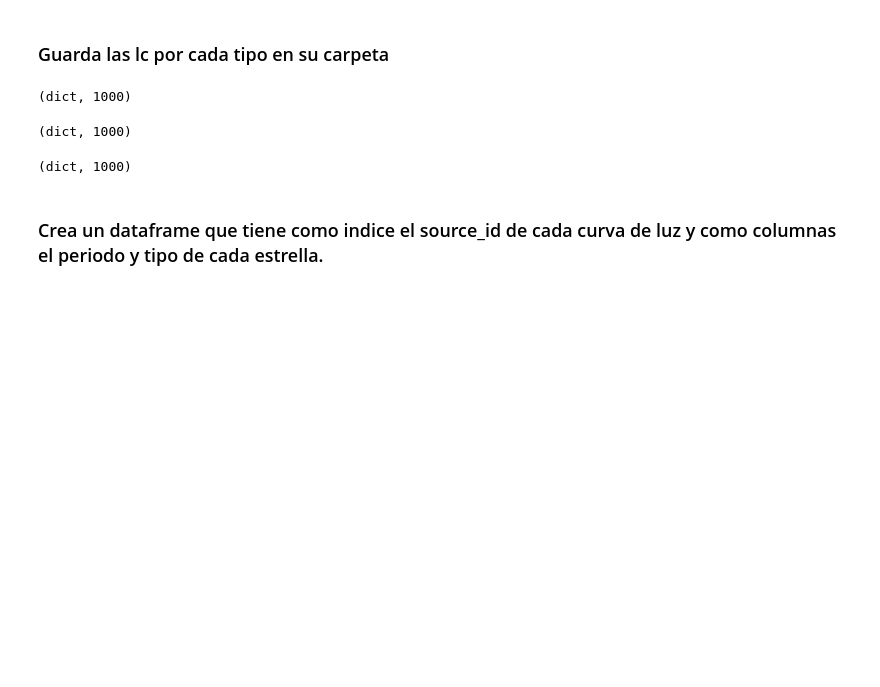
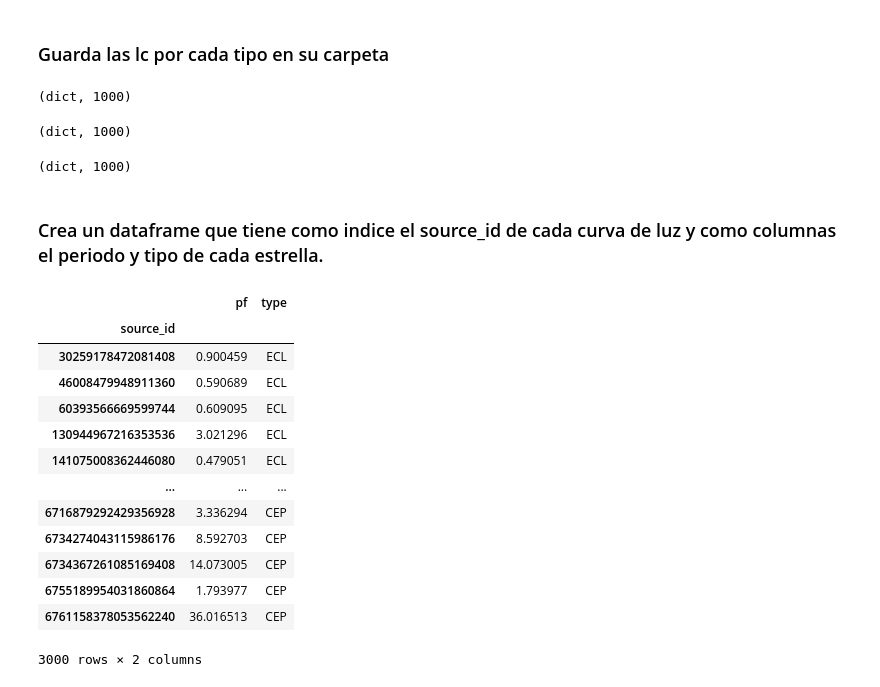
Before and after one commit to luisllanca/gaiainf, a Jupyter notebook: code/dataset.ipynb, the cells around one changed output. Drawn from its saved outputs; the diff is of its cells as text; code cells hidden in the pictures; blank space fills up the shorter version.

```diff
--- a/dataset.ipynb
+++ b/code/dataset.ipynb
@@ -150,7 +151,7 @@ data_global = pd.DataFrame()
 tablas = ["vari_eclipsing_binary","vari_rrlyrae","vari_cepheid"]
 for star_type,tabla in zip(directories,tablas):
     ids_stars = []
-    for lc_id in os.listdir(os.path.join("dataset",star_type)):
+    for lc_id in os.listdir(os.path.join("../dataset",star_type)):
         ids_stars.append(lc_id[:-4])
     ids_stars = tuple(ids_stars)
     if star_type == "ECL":
@@ -173,3 +174,20 @@ for star_type,tabla in zip(directories,tablas):
         info_star_type = job.get_results().to_pandas("source_id")
     info_star_type["type"] = star_type
     data_global = pd.concat([data_global,info_star_type])
+# %%
+data_global
+# %% [output]
+|  | pf | type |
+| source_id |  |  |
+| 30259178472081408 | 0.900459 | ECL |
+| 46008479948911360 | 0.590689 | ECL |
+| 60393566669599744 | 0.609095 | ECL |
+| 130944967216353536 | 3.021296 | ECL |
+| 141075008362446080 | 0.479051 | ECL |
+| ... | ... | ... |
+| 6716879292429356928 | 3.336294 | CEP |
+| 6734274043115986176 | 8.592703 | CEP |
+| 6734367261085169408 | 14.073005 | CEP |
+| 6755189954031860864 | 1.793977 | CEP |
+| 6761158378053562240 | 36.016513 | CEP |
+3000 rows × 2 columns
```
Also changed, not shown: parts of 2 cells of this notebook, 3 other files.
